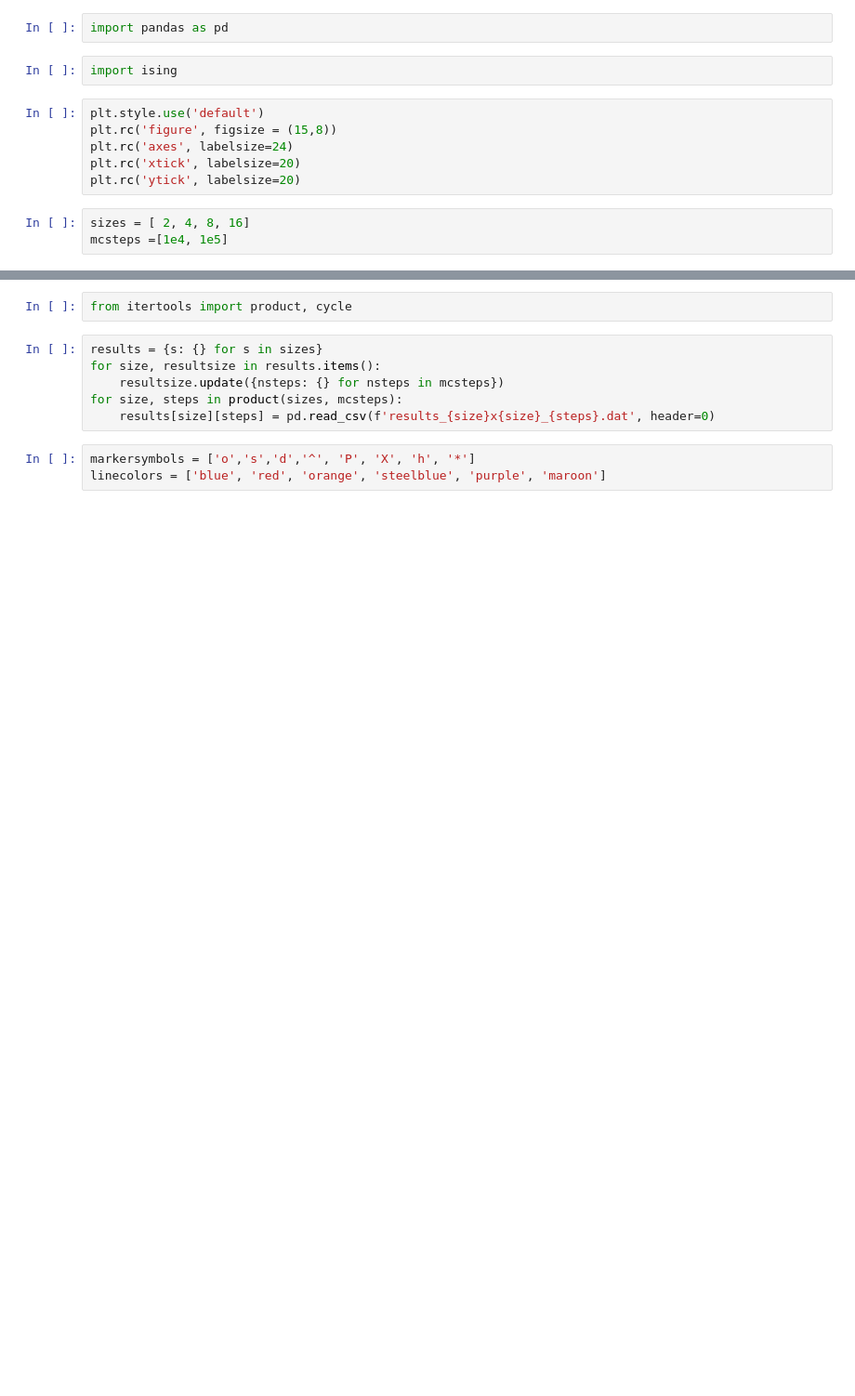
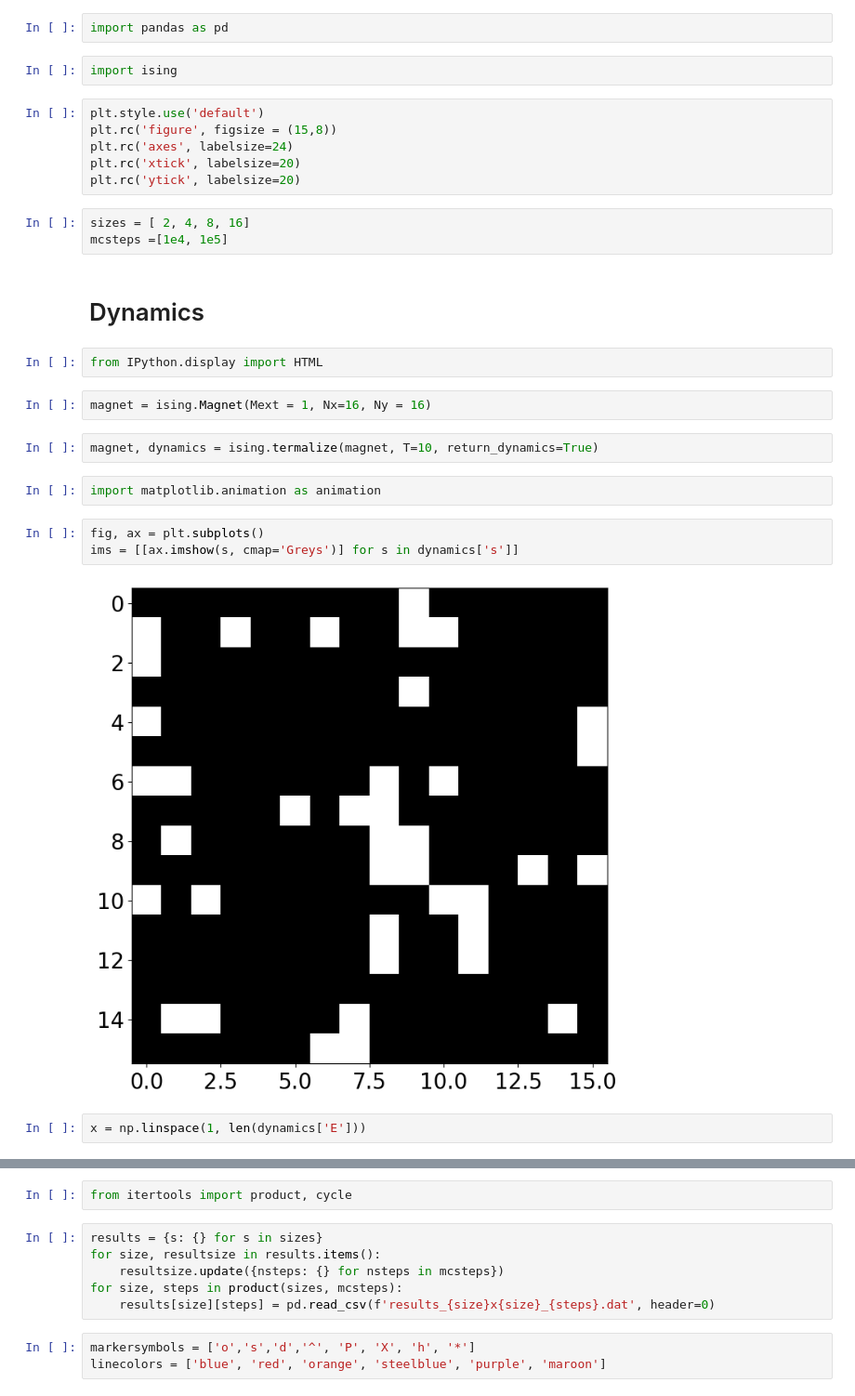
Before and after one commit to Modelizacion-de-Materiales/ModelizacionSolucionProblemas, a Jupyter notebook: Guia5-MC/Guia5-MC-python/MC_plots.ipynb, the cells around one changed output, grey strips where cells are left out. Shown at 93% size. Saved outputs shown, nothing was run; the diff lists cells and outputs as text; blank space fills up the shorter version.

Commit message:
try to do animation in plot

```diff
--- a/Guia5-MC/Guia5-MC-python/MC_plots.ipynb
+++ b/Guia5-MC/Guia5-MC-python/MC_plots.ipynb
@@ -16,3 +16,20 @@ plt.rc('ytick', labelsize=20)
 # %%
 sizes = [ 2, 4, 8, 16]
 mcsteps =[1e4, 1e5]
+# %% [markdown]
+# Dynamics
+# %%
+from IPython.display import HTML
+# %%
+magnet = ising.Magnet(Mext = 1, Nx=16, Ny = 16)
+# %%
+magnet, dynamics = ising.termalize(magnet, T=10, return_dynamics=True)
+# %%
+import matplotlib.animation as animation
+# %%
+fig, ax = plt.subplots()
+ims = [[ax.imshow(s, cmap='Greys')] for s in dynamics['s']]
+# %% [output]
+[figure, added]
+# %%
+x = np.linspace(1, len(dynamics['E']))
```
Also changed, not shown: parts of 7 cells of this notebook.
